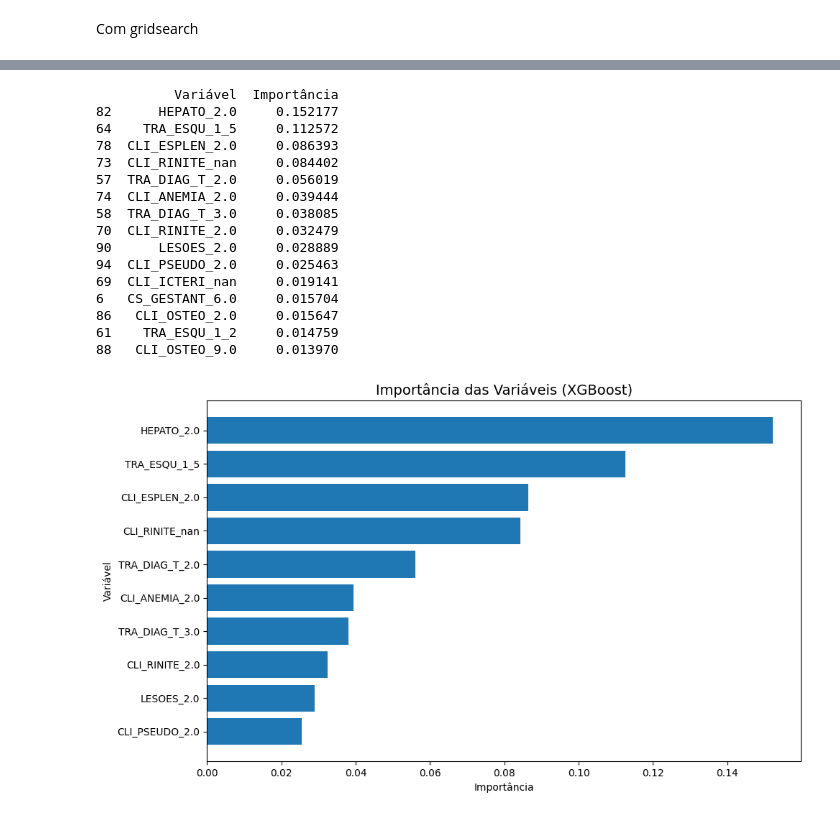
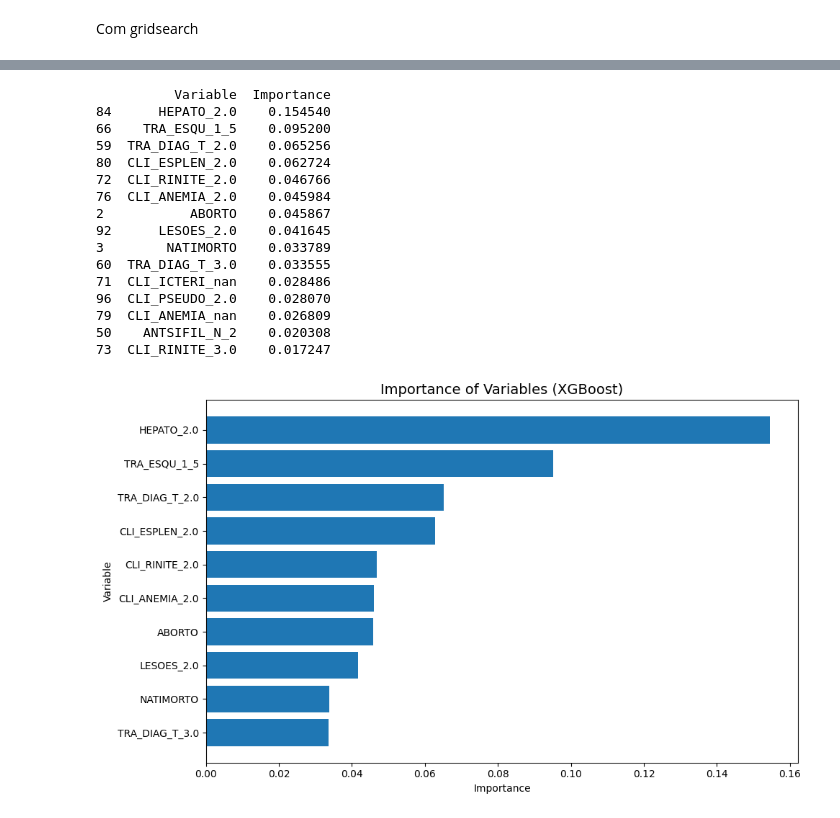
Before and after one commit to nataliateixeira-stats/Analise-de-Predicao-Obito-Sifilis-Congenita, a Jupyter notebook: scripts/python/2. ML Models.ipynb, the cells around one changed output, grey strips where cells are left out. Cells and saved outputs as stored; diff of their text form; code cells hidden in the pictures.

```diff
--- a/scripts/python/2. ML Models.ipynb
+++ b/scripts/python/2. ML Models.ipynb
@@ -30,10 +31,8 @@ data_cleaned.shape
 # %%
 data_cleaned.columns = data_cleaned.columns.str.upper()
 # %%
-# Create outcome columns (death from congenital syphilis, miscarriage and stillbirth) based on EVOLUCAO
+# Create outcome columns (death from congenital syphilis) based on EVOLUCAO
 data_cleaned['OBITO_SIFILIS'] = data_cleaned['EVOLUCAO'].apply(lambda x: 1 if x == 2 else 0)
-data_cleaned['ABORTO'] = data_cleaned['EVOLUCAO'].apply(lambda x: 1 if x == 4 else 0)
-data_cleaned['NATIMORTO'] = data_cleaned['EVOLUCAO'].apply(lambda x: 1 if x == 5 else 0)
 # %%
 data_cleaned.shape
 # %% [output]
@@ -184,5 +182,5 @@ Copy of original numerical variables: ['NU_IDADE_N', 'ANT_IDADE', 'ABORTO', 'NAT
 # %%
-X = data_cleaned.drop(columns=['OBITO_SIFILIS', 'ABORTO', 'NATIMORTO'])
-y = data_cleaned['OBITO_SIFILIS'] # Initial target (can be changed to 'ABORTO' or 'NATIMORTO')
+X = data_cleaned.drop(columns=['OBITO_SIFILIS'])
+y = data_cleaned['OBITO_SIFILIS']
 # %% [markdown]
 # Balancing
@@ -419,3 +327,0 @@ y = data_cleaned['OBITO_SIFILIS']  # Modifique conforme o alvo desejado
-# %%
-undersampler = RandomUnderSampler(random_state=42)
-X_resampled, y_resampled = undersampler.fit_resample(X_full, y)
@@ -772,48 +587,48 @@ weighted avg       0.78      0.78      0.78      2102
 # %%
 import pandas as pd
 import matplotlib.pyplot as plt
 from xgboost import XGBClassifier
 
-# Extrair modelo interno
+
 xgb_final = best_model.named_steps['xgbclassifier']
 
-# Obter importâncias e nomes originais
+
 importances = xgb_final.feature_importances_
 feature_names = X_resampled.columns
 
-# Criar dataframe ordenado
+
 importance_df = pd.DataFrame({
-    'Variável': feature_names,
-    'Importância': importances
-}).sort_values(by='Importância', ascending=False)
+    'Variable': feature_names,
+    'Importance': importances
+}).sort_values(by='Importance', ascending=False)
 
-# Exibir tabela
+
 print(importance_df.head(15))
 
-# Plotar gráfico com nomes reais
+
 plt.figure(figsize=(10, 6))
-plt.barh(importance_df['Variável'].head(10), importance_df['Importância'].head(10))
+plt.barh(importance_df['Variable'].head(10), importance_df['Importance'].head(10))
 plt.gca().invert_yaxis()
-plt.title('Importância das Variáveis (XGBoost)', fontsize=14)
-plt.xlabel('Importância')
-plt.ylabel('Variável')
+plt.title('Importance of Variables (XGBoost)', fontsize=14)
+plt.xlabel('Importance')
+plt.ylabel('Variable')
 plt.tight_layout()
 plt.show()
 # %% [output]
-          Variável  Importância
-82      HEPATO_2.0     0.152177
-64    TRA_ESQU_1_5     0.112572
-78  CLI_ESPLEN_2.0     0.086393
-73  CLI_RINITE_nan     0.084402
-57  TRA_DIAG_T_2.0     0.056019
-74  CLI_ANEMIA_2.0     0.039444
-58  TRA_DIAG_T_3.0     0.038085
-70  CLI_RINITE_2.0     0.032479
-90      LESOES_2.0     0.028889
-94  CLI_PSEUDO_2.0     0.025463
-69  CLI_ICTERI_nan     0.019141
-6   CS_GESTANT_6.0     0.015704
-86   CLI_OSTEO_2.0     0.015647
-61    TRA_ESQU_1_2     0.014759
-88   CLI_OSTEO_9.0     0.013970
+          Variable  Importance
+84      HEPATO_2.0    0.154540
+66    TRA_ESQU_1_5    0.095200
+59  TRA_DIAG_T_2.0    0.065256
+80  CLI_ESPLEN_2.0    0.062724
+72  CLI_RINITE_2.0    0.046766
+76  CLI_ANEMIA_2.0    0.045984
+2           ABORTO    0.045867
+92      LESOES_2.0    0.041645
+3        NATIMORTO    0.033789
+60  TRA_DIAG_T_3.0    0.033555
+71  CLI_ICTERI_nan    0.028486
+96  CLI_PSEUDO_2.0    0.028070
+79  CLI_ANEMIA_nan    0.026809
+50    ANTSIFIL_N_2    0.020308
+73  CLI_RINITE_3.0    0.017247
-[figure, old version]
+[figure, new version]
```
Also changed, not shown: parts of 50 cells of this notebook, 5 other files.
